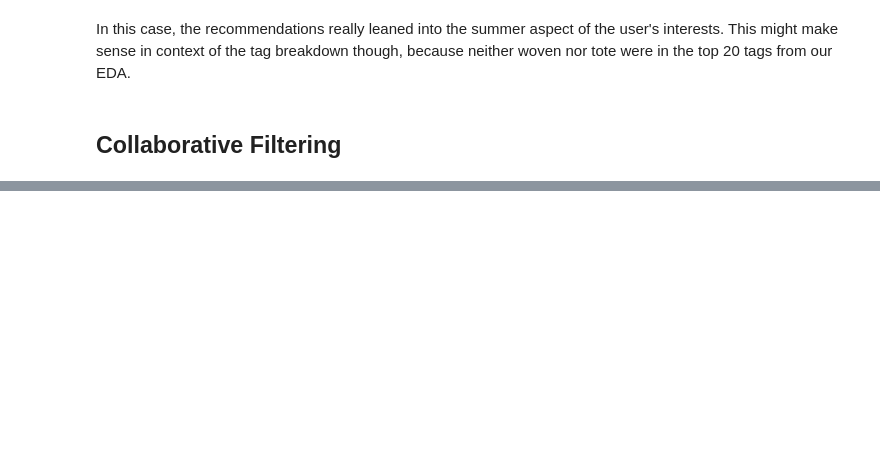
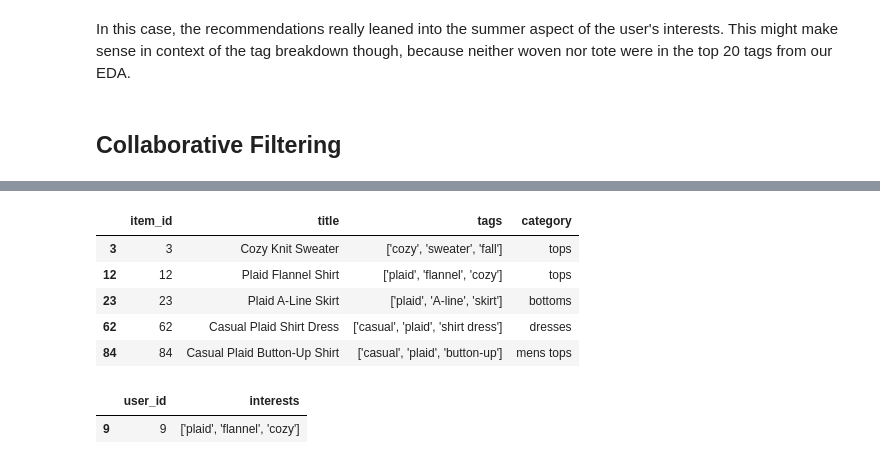
Before and after one commit to smiley-maker/Pinlight, a Jupyter notebook: notebooks/recommendation.ipynb, the cells around one changed output, grey strips where cells are left out. Drawn from its saved outputs; the diff is of its cells as text; code cells hidden in the pictures; blank space fills up the shorter version.

```diff
--- a/notebooks/recommendation.ipynb
+++ b/notebooks/recommendation.ipynb
@@ -198,0 +384,15 @@ In this case, the recommendations really leaned into the summer aspect of the us
+# %%
+liked_ids = interactions[interactions['user_id'] == user_id_to_recommend_for]["item_id"].values
+items.loc[items['item_id'].isin(liked_ids)]
+# %% [output]
+|  | item_id | title | tags | category |
+| 3 | 3 | Cozy Knit Sweater | ['cozy', 'sweater', 'fall'] | tops |
+| 12 | 12 | Plaid Flannel Shirt | ['plaid', 'flannel', 'cozy'] | tops |
+| 23 | 23 | Plaid A-Line Skirt | ['plaid', 'A-line', 'skirt'] | bottoms |
+| 62 | 62 | Casual Plaid Shirt Dress | ['casual', 'plaid', 'shirt dress'] | dresses |
+| 84 | 84 | Casual Plaid Button-Up Shirt | ['casual', 'plaid', 'button-up'] | mens tops |
+# %%
+users[users['user_id'] == user_id_to_recommend_for]
+# %% [output]
+|  | user_id | interests |
+| 9 | 9 | ['plaid', 'flannel', 'cozy'] |
```
Also changed, not shown: parts of 21 cells of this notebook.
